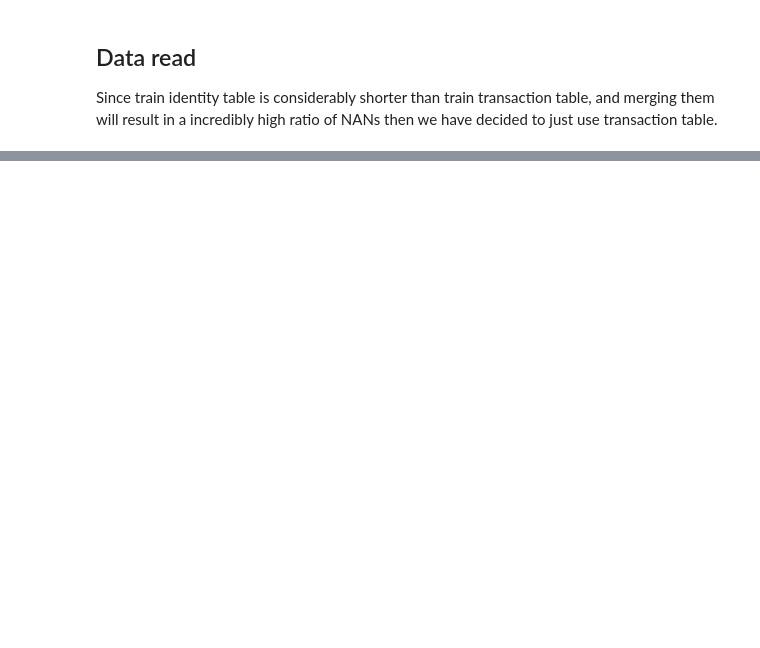
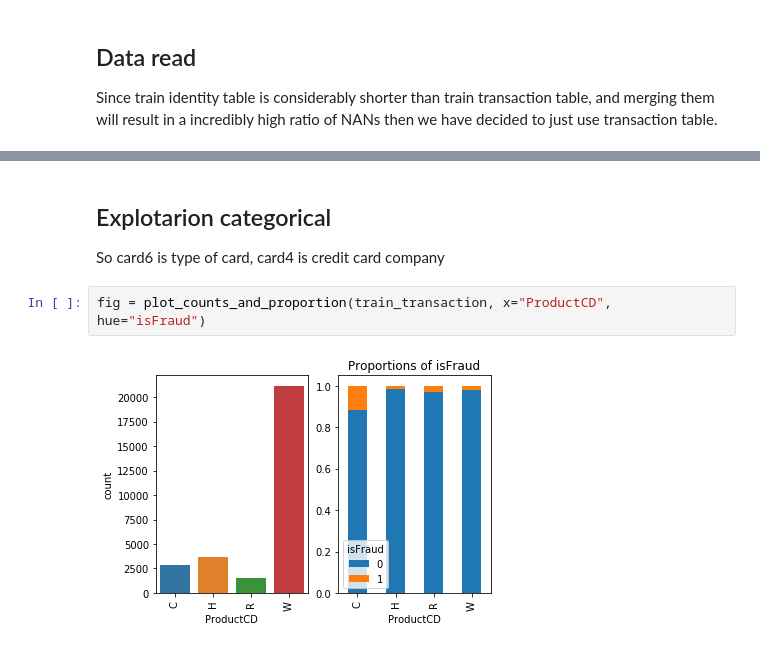
Before and after one commit to CamiVasz/aprendizaje-estadistico, a Jupyter notebook: ieee-fraud-detection/working/data_exploration.ipynb, the cells around one changed output, grey strips where cells are left out. Saved outputs shown, nothing was run; the diff lists cells and outputs as text; blank space fills up the shorter version.

```diff
--- a/ieee-fraud-detection/working/data_exploration.ipynb
+++ b/ieee-fraud-detection/working/data_exploration.ipynb
@@ -187,0 +193,10 @@ train.groupby(['card1'])['D15'].transform('mean')
+# %% [markdown]
+## Explotarion categorical
+
+
+
+So card6 is type of card, card4 is credit card company
+# %%
+fig = plot_counts_and_proportion(train_transaction, x="ProductCD", hue="isFraud")
+# %% [output]
+[figure, added]
```
Also changed, not shown: parts of 50 cells of this notebook, 1 other file.
